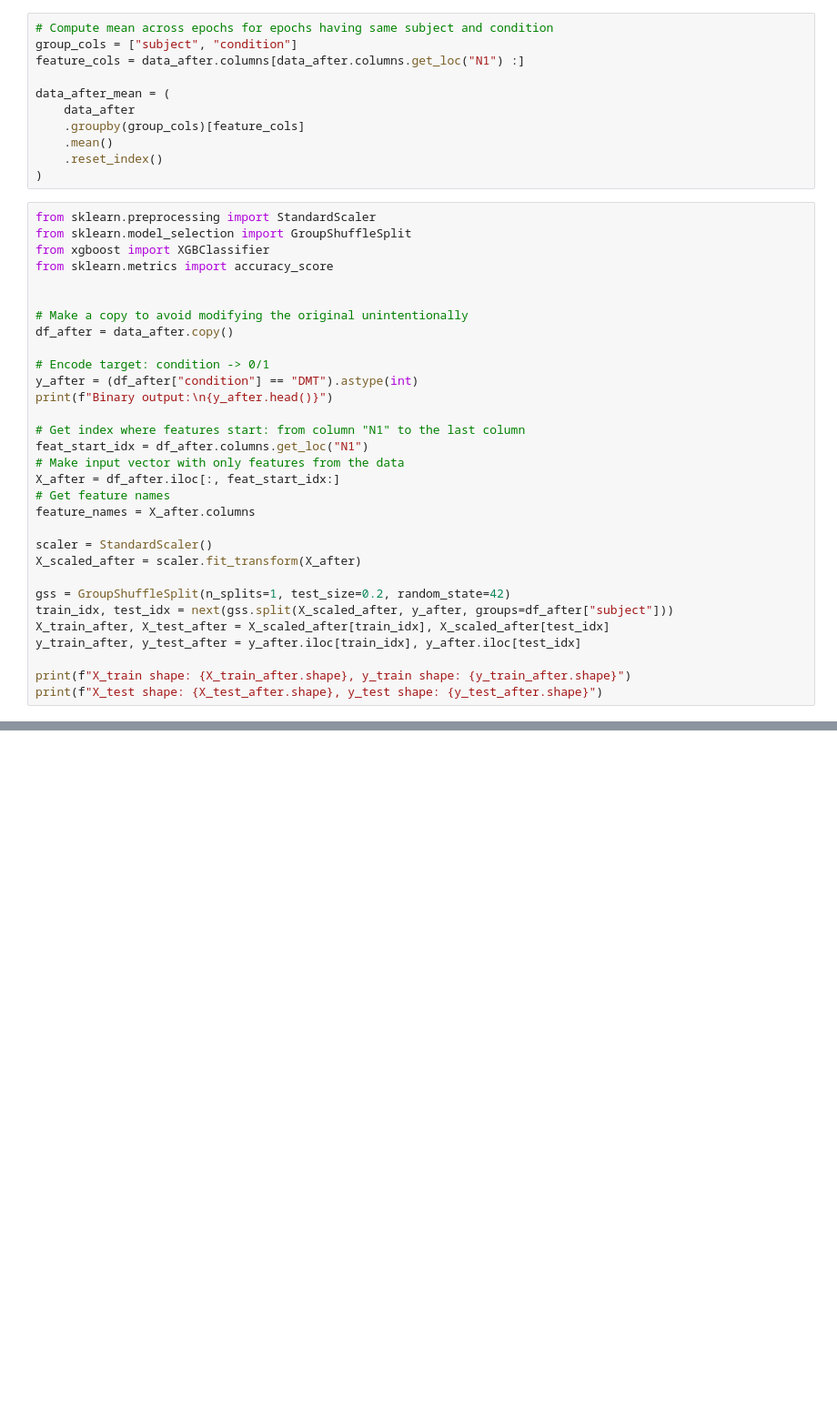
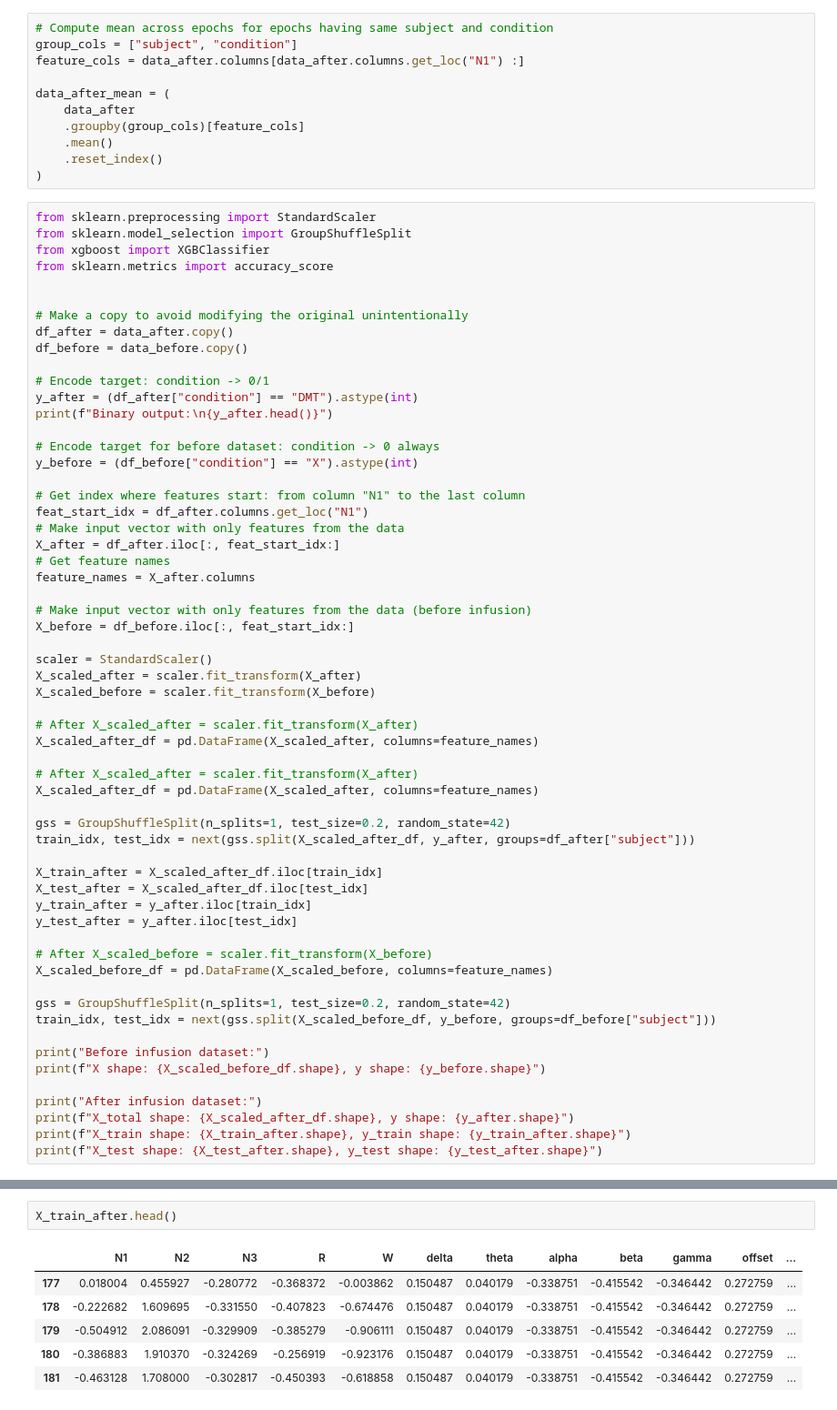
Before and after one commit to brucsk/psl-week-xai, a Jupyter notebook: project_script_logReg.ipynb, the cells around one changed output, grey strips where cells are left out. Shown at 91% size. Drawn from its saved outputs; the diff is of its cells as text; blank space fills up the shorter version.

```diff
--- a/project_script.ipynb
+++ b/project_script_logReg.ipynb
@@ -55,10 +55,14 @@ from sklearn.metrics import accuracy_score
 
 # Make a copy to avoid modifying the original unintentionally
 df_after = data_after.copy()
+df_before = data_before.copy()
 
 # Encode target: condition -> 0/1
 y_after = (df_after["condition"] == "DMT").astype(int)
 print(f"Binary output:\n{y_after.head()}")
+
+# Encode target for before dataset: condition -> 0 always
+y_before = (df_before["condition"] == "X").astype(int)
 
 # Get index where features start: from column "N1" to the last column
 feat_start_idx = df_after.columns.get_loc("N1")
@@ -67,14 +71,38 @@ X_after = df_after.iloc[:, feat_start_idx:]
 # Get feature names
 feature_names = X_after.columns
 
+# Make input vector with only features from the data (before infusion)
+X_before = df_before.iloc[:, feat_start_idx:]
+
 scaler = StandardScaler()
 X_scaled_after = scaler.fit_transform(X_after)
+X_scaled_before = scaler.fit_transform(X_before)
+
+# After X_scaled_after = scaler.fit_transform(X_after)
+X_scaled_after_df = pd.DataFrame(X_scaled_after, columns=feature_names)
+
+# After X_scaled_after = scaler.fit_transform(X_after)
+X_scaled_after_df = pd.DataFrame(X_scaled_after, columns=feature_names)
 
 gss = GroupShuffleSplit(n_splits=1, test_size=0.2, random_state=42)
-train_idx, test_idx = next(gss.split(X_scaled_after, y_after, groups=df_after["subject"]))
-X_train_after, X_test_after = X_scaled_after[train_idx], X_scaled_after[test_idx]
-y_train_after, y_test_after = y_after.iloc[train_idx], y_after.iloc[test_idx]
+train_idx, test_idx = next(gss.split(X_scaled_after_df, y_after, groups=df_after["subject"]))
 
+X_train_after = X_scaled_after_df.iloc[train_idx]
+X_test_after = X_scaled_after_df.iloc[test_idx]
+y_train_after = y_after.iloc[train_idx]
+y_test_after = y_after.iloc[test_idx]
+
+# After X_scaled_before = scaler.fit_transform(X_before)
+X_scaled_before_df = pd.DataFrame(X_scaled_before, columns=feature_names)
+
+gss = GroupShuffleSplit(n_splits=1, test_size=0.2, random_state=42)
+train_idx, test_idx = next(gss.split(X_scaled_before_df, y_before, groups=df_before["subject"]))
+
+print("Before infusion dataset:")
+print(f"X shape: {X_scaled_before_df.shape}, y shape: {y_before.shape}")
+
+print("After infusion dataset:")
+print(f"X_total shape: {X_scaled_after_df.shape}, y shape: {y_after.shape}")
 print(f"X_train shape: {X_train_after.shape}, y_train shape: {y_train_after.shape}")
 print(f"X_test shape: {X_test_after.shape}, y_test shape: {y_test_after.shape}")
 # %% [output]
@@ -88,5 +120,14 @@ Name: condition, dtype: int64
 X_train shape: (40029, 12), y_train shape: (40029,)
 X_test shape: (11979, 12), y_test shape: (11979,)
+# %%
+X_train_after.head()
+# %% [output]
+|  | N1 | N2 | N3 | R | W | delta | theta | alpha | beta | gamma | offset | ... |
+| 177 | 0.018004 | 0.455927 | -0.280772 | -0.368372 | -0.003862 | 0.150487 | 0.040179 | -0.338751 | -0.415542 | -0.346442 | 0.272759 | ... |
+| 178 | -0.222682 | 1.609695 | -0.331550 | -0.407823 | -0.674476 | 0.150487 | 0.040179 | -0.338751 | -0.415542 | -0.346442 | 0.272759 | ... |
+| 179 | -0.504912 | 2.086091 | -0.329909 | -0.385279 | -0.906111 | 0.150487 | 0.040179 | -0.338751 | -0.415542 | -0.346442 | 0.272759 | ... |
+| 180 | -0.386883 | 1.910370 | -0.324269 | -0.256919 | -0.923176 | 0.150487 | 0.040179 | -0.338751 | -0.415542 | -0.346442 | 0.272759 | ... |
+| 181 | -0.463128 | 1.708000 | -0.302817 | -0.450393 | -0.618858 | 0.150487 | 0.040179 | -0.338751 | -0.415542 | -0.346442 | 0.272759 | ... |
 # %%
 from sklearn.linear_model import LogisticRegression
 from sklearn.metrics import accuracy_score, classification_report
```
Also changed, not shown: parts of 6 cells of this notebook, 2 other files.
